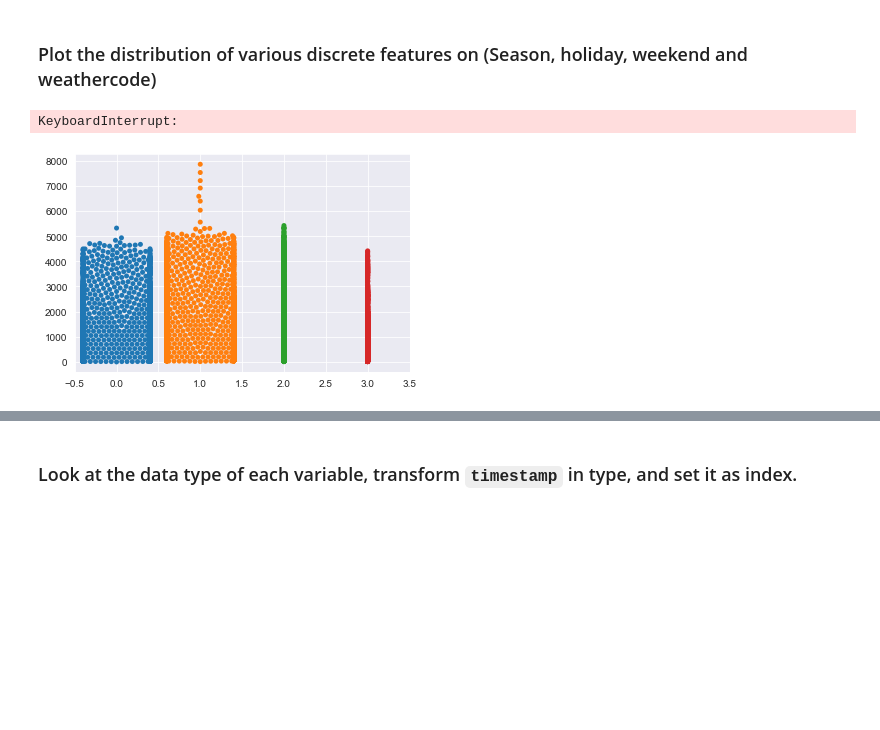
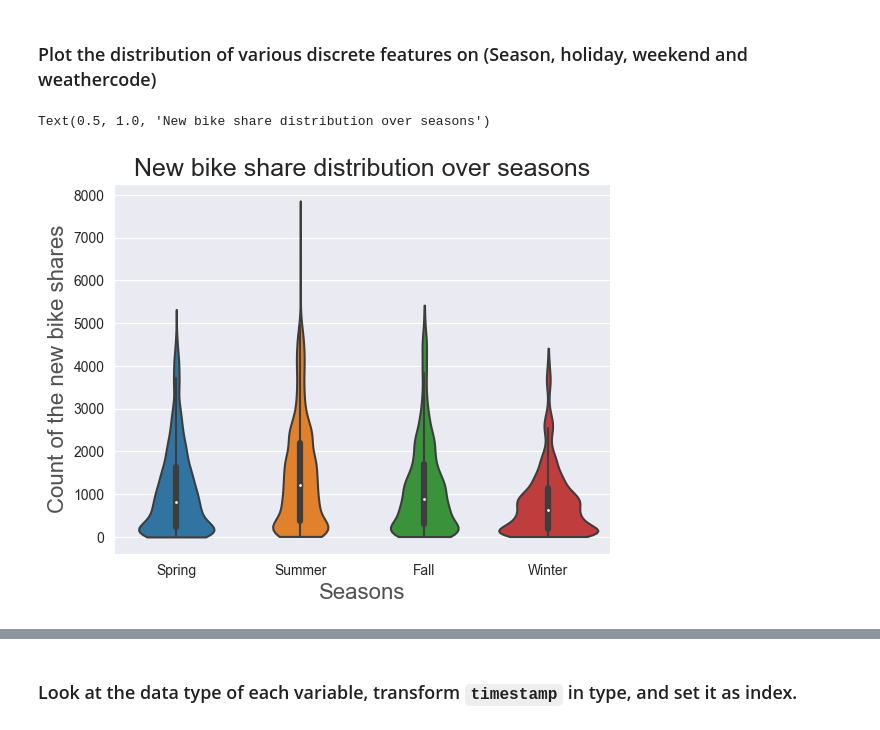
Before and after one commit to KursaDSc/Data_visualization_Assignment, a Jupyter notebook: Homework.ipynb, the cells around one changed output, grey strips where cells are left out. Drawn from its saved outputs; the diff is of its cells as text; code cells hidden in the pictures; blank space fills up the shorter version.

```diff
--- a/Homework.ipynb
+++ b/Homework.ipynb
@@ -129,11 +111,3 @@ dtypes: float64(8), int64(1), object(1)
 memory usage: 1.3+ MB
 # %% [markdown]
 ### Plot the distribution of various discrete features on (Season, holiday, weekend and weathercode)
-# %%
-# season
-df.head()
-
-sns.swarmplot('season', 'cnt', data = df)
-# %% [output]
-KeyboardInterrupt:
-[figure, removed]
@@ -145,0 +114,12 @@ KeyboardInterrupt:
+# %%
+# season
+df.head()
+
+ax = sns.violinplot(data = df, x = 'season', y = 'cnt', cut  = 0)
+ax.set_xticklabels(['Spring','Summer','Fall', 'Winter'])
+ax.set_xlabel("Seasons",size = 16,alpha=0.8)
+ax.set_ylabel("Count of the new bike shares",size = 16,alpha=0.8)
+ax.set_title("New bike share distribution over seasons",size=18)
+# %% [output]
+Text(0.5, 1.0, 'New bike share distribution over seasons')
+[figure, added]
```
Also changed, not shown: parts of 7 cells of this notebook.
